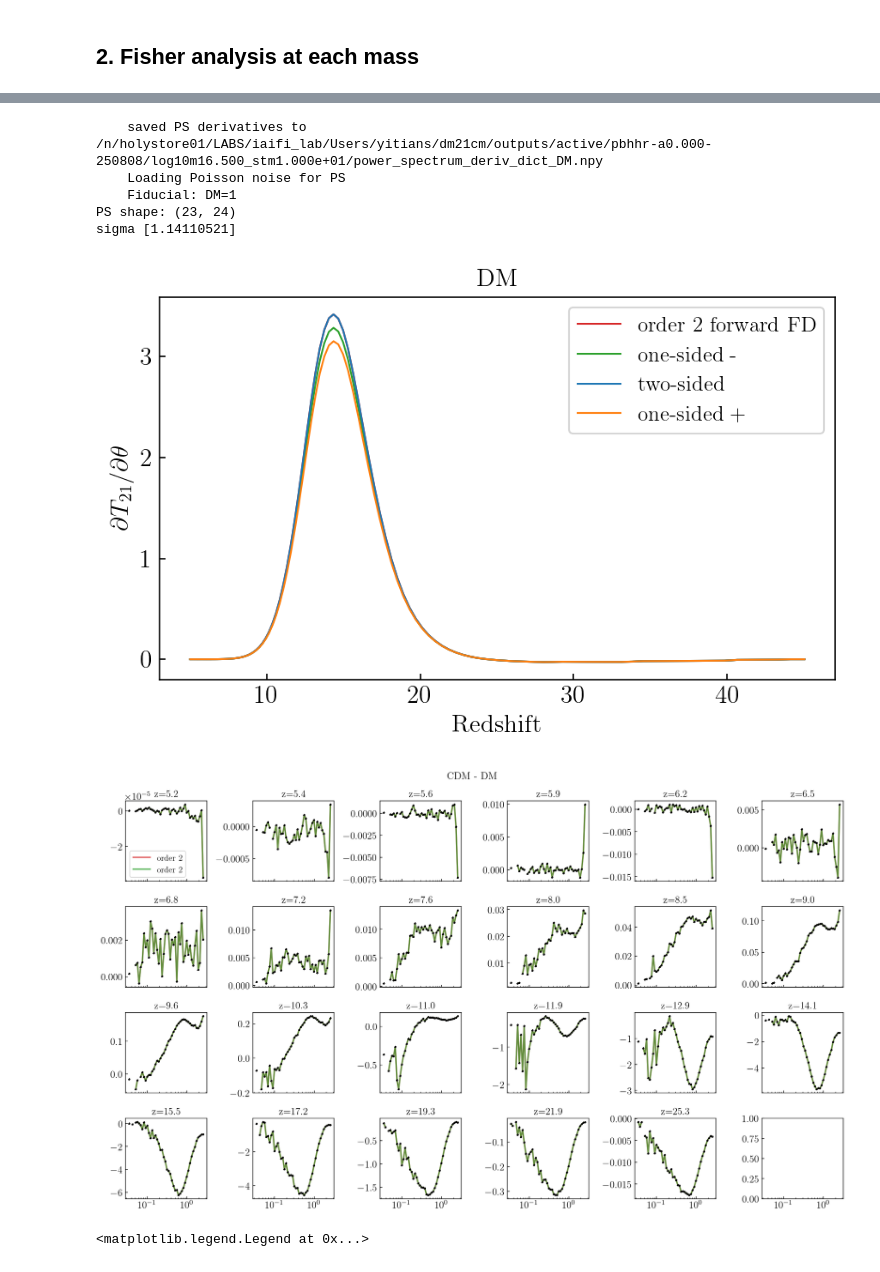
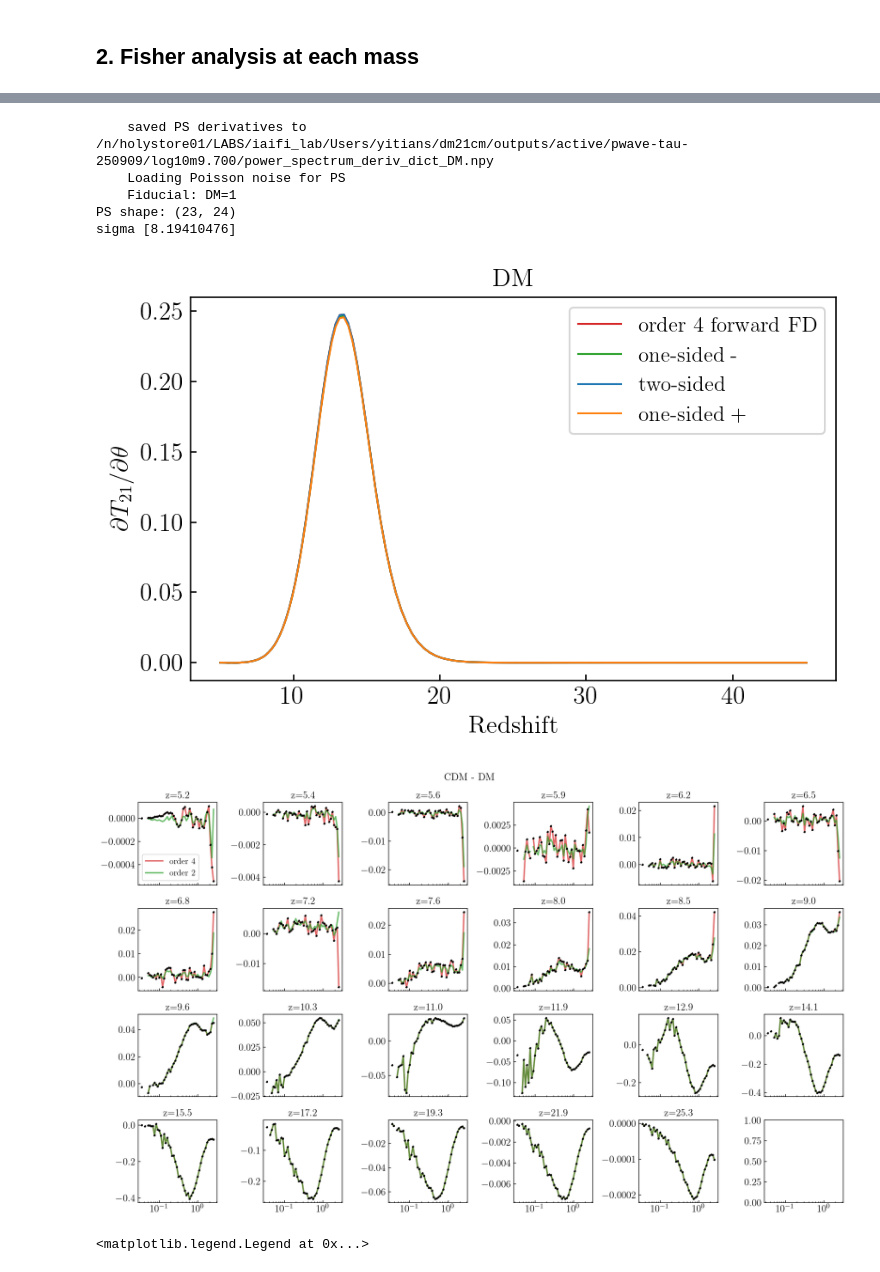
Before and after one commit to yitiansun/DM21cm, a Jupyter notebook: analysis/fisher.ipynb, the cells around one changed output, grey strips where cells are left out. Drawn from its saved outputs; the diff is of its cells as text; code cells hidden in the pictures.

```diff
--- a/analysis/fisher.ipynb
+++ b/analysis/fisher.ipynb
@@ -59,12 +59,12 @@ clear_output()
 # %%
 ! ls $outputs_dir/bkg -lt
 # %%
-run_name = 'pbhhr-a0.000-250808'
+run_name = 'pwave-tau-250909'
 channel = run_name.rsplit('-', 1)[0]
 inj_dir = f"{outputs_dir}/active/{run_name}"
 print(os.listdir(inj_dir))
 
-stm = 10
+stm = 1
 
 if stm == 1.:
     log10m_s = np.sort([
@@ -80,28 +80,29 @@ print('log10m_s', log10m_s)
 
 EPSILON = 1e-6
 
+ss = StepSize250909()
 if channel == 'decay-phot':
-    tau_s = decay_phot_lifetime(m_s)
+    tau_s = ss.decay_phot_lifetime(m_s)
     inj_s = 1/tau_s * stm
 elif channel == 'decay-elec':
-    tau_s = decay_elec_lifetime(m_s)
+    tau_s = ss.decay_elec_lifetime(m_s)
     inj_s = 1/tau_s * stm
 elif channel.startswith('pwave-phot'):
-    c_s = pwave_phot_c_sigma(m_s)
+    c_s = ss.pwave_phot_c_sigma(m_s)
     inj_s = c_s * stm
 elif channel == 'pwave-elec':
-    c_s = pwave_elec_c_sigma(m_s)
+    c_s = ss.pwave_elec_c_sigma(m_s)
     inj_s = c_s * stm
 elif channel == 'pwave-tau':
-    c_s = pwave_tau_c_sigma(m_s)
+    c_s = ss.pwave_tau_c_sigma(m_s)
     inj_s = c_s * stm
 elif channel.startswith('pbhhr'):
     a_PBH = float(channel.split('-')[1][1:])
-    f_s = pbhhr_f(m_s, a=a_PBH)
+    f_s = ss.pbhhr_f(m_s, a=a_PBH)
     inj_s = f_s * stm
 elif channel.startswith('pbhacc'):
     model = channel.split('-')[1]
-    f_s = pbhacc_f(m_s, model)
+    f_s = ss.pbhacc_f(m_s, model)
     inj_s = f_s * stm
 
 # Copy the fiducial lightcone in each mass directory
@@ -137,7 +138,7 @@ for m in tqdm(m_s):
             HII_DIM=128, BOX_LEN=256, param=param,
             output_dir=lc_dir,
             PS_err_dir=noise_dir, new=new,
-            dm_deriv_order = 2
+            dm_deriv_order = 4
         )
 
     Fij_matrix_PS, Finv_PS = py21cmfish.make_fisher_matrix(
@@ -188,10 +189,10 @@ Calculating power spectrum derivative at order 2
-    saved PS derivatives to /n/holystore01/LABS/iaifi_lab/Users/yitians/dm21cm/outputs/active/pbhhr-a0.000-250808/log10m16.500_stm1.000e+01/power_spectrum_deriv_dict_DM.npy
+    saved PS derivatives to /n/holystore01/LABS/iaifi_lab/Users/yitians/dm21cm/outputs/active/pwave-tau-250909/log10m9.700/power_spectrum_deriv_dict_DM.npy
     Loading Poisson noise for PS
     Fiducial: DM=1
 PS shape: (23, 24)
-sigma [1.14110521]
+sigma [8.19410476]
-[figure, old version]
+[figure, new version]
-[figure, old version]
+[figure, new version]
 # %%
 # check sigma as a multiple of step size.
 sigma_s
```
Also changed, not shown: parts of 3 cells of this notebook, 4 other files.
